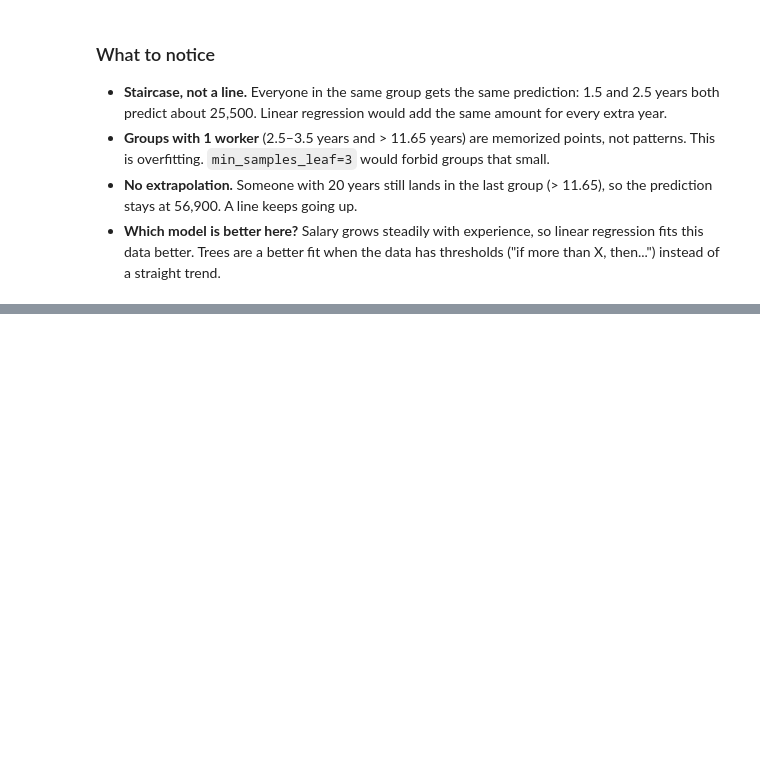
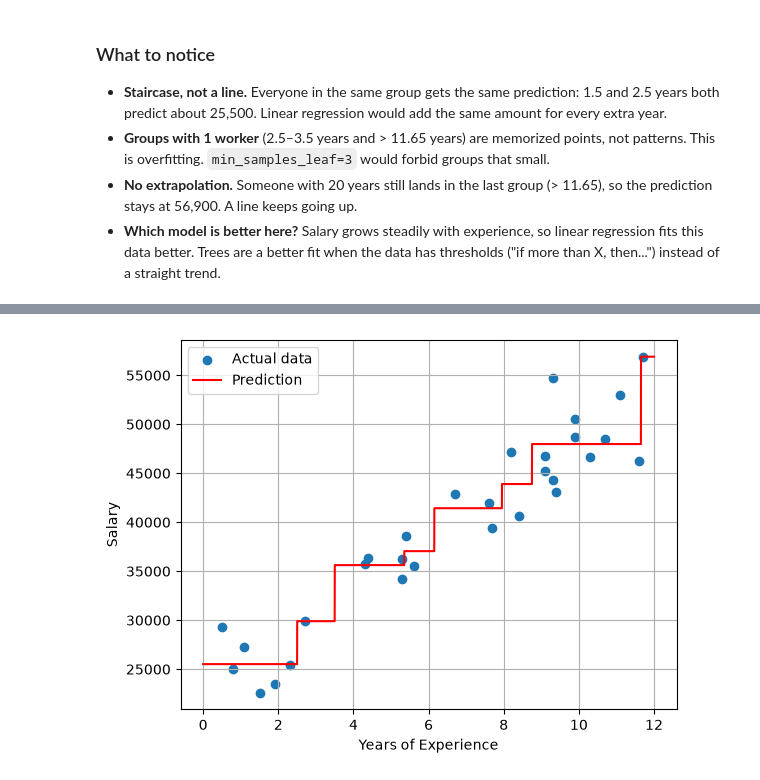
Before and after one commit to NainIglesias/supervised-learning, a Jupyter notebook: decision_trees.ipynb, the cells around one changed output, grey strips where cells are left out. Saved outputs shown, nothing was run; the diff lists cells and outputs as text; code cells hidden in the pictures; blank space fills up the shorter version.

```diff
--- a/decision_trees.ipynb
+++ b/decision_trees.ipynb
@@ -145,0 +161,16 @@ Mean salary of this group: 35625.0
+# %%
+# The previous cell only predicted at the 30 real workers, and plt.plot joined them with straight
+# lines, which hides what the tree does between them. Here the input (X) is 1000 evenly spaced
+# made-up years from 0 to 12 (see essentials.ipynb: "np.linspace"), and predict() returns the
+# Salary (y) for each one. Result: the tree's real shape, flat steps (each leaf predicts one
+# mean salary) with jumps at the cuts.
+grid = pd.DataFrame({'YearsExperience': np.linspace(0,12,1000)})
+plt.scatter(df['YearsExperience'], df['Salary'], label='Actual data')
+plt.plot(grid, tree_reg.predict(grid), color='red', label='Prediction')
+plt.xlabel('Years of Experience')
+plt.ylabel('Salary')
+plt.legend()
+plt.grid(True)
+plt.show()
+# %% [output]
+[figure, added]
```
Also changed, not shown: parts of 4 cells of this notebook, 1 other file.
